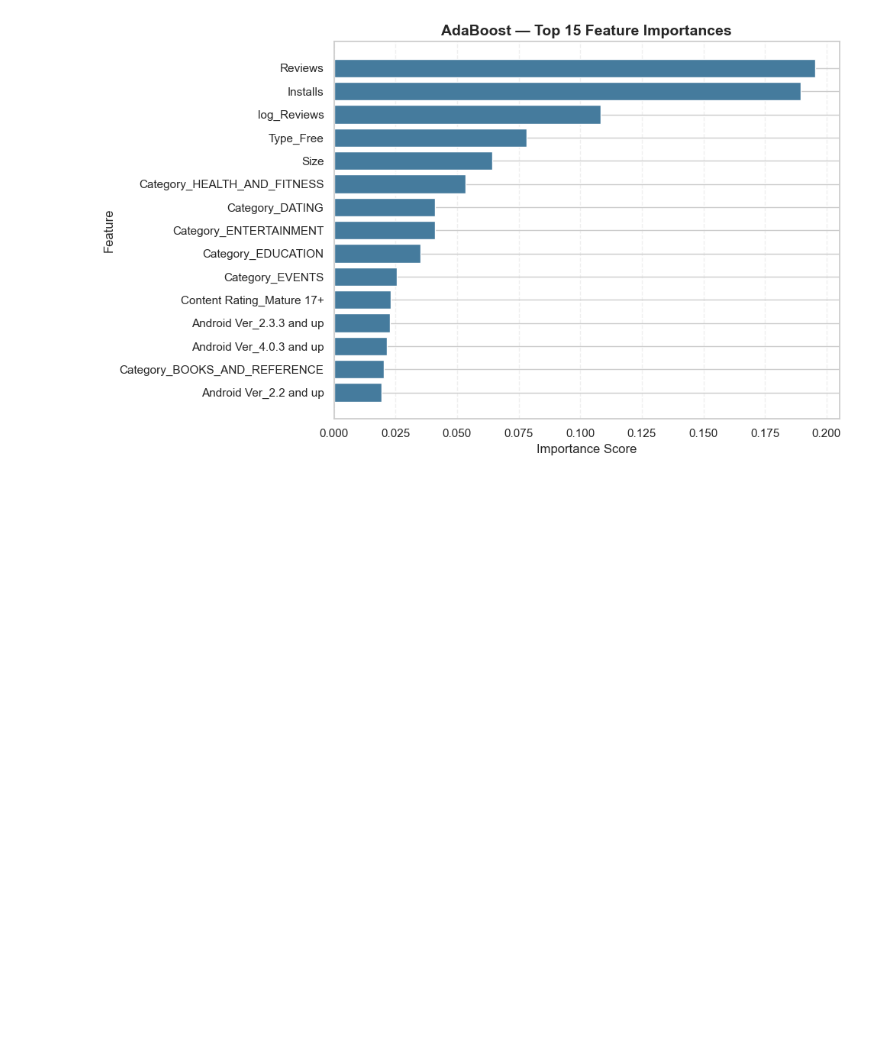
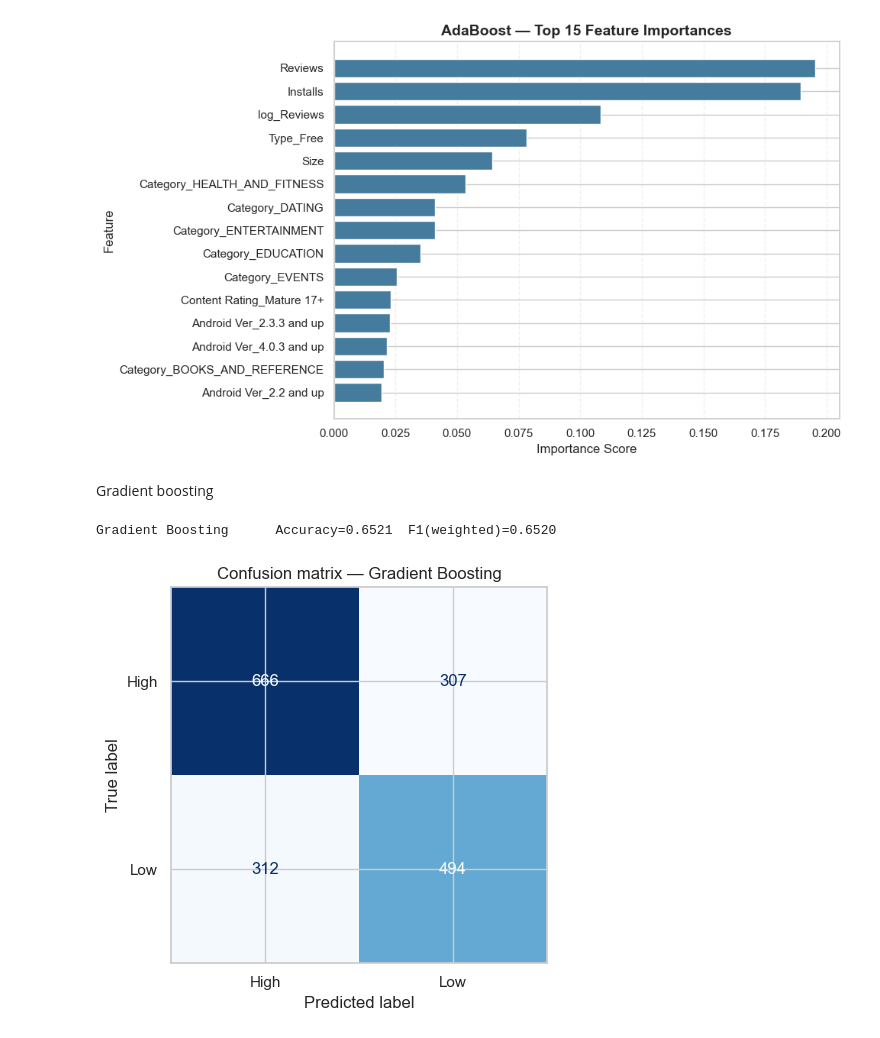
Before and after one commit to Kamalini29/ML-Capstone, a Jupyter notebook: notebooks/Classification.ipynb, the cells around one changed output. Drawn from its saved outputs; the diff is of its cells as text; code cells hidden in the pictures; blank space fills up the shorter version.

Commit message:
Added gradient boosting

```diff
--- a/notebooks/Classification.ipynb
+++ b/notebooks/Classification.ipynb
@@ -498,3 +498,11 @@ plt.savefig("../models/clf_adaboost_viz.png", dpi=300, bbox_inches="tight")
 plt.show()
 # %% [output]
 [figure]
+# %% [markdown]
+Gradient boosting
+# %%
+gbc = evaluate_clf("Gradient Boosting", GradientBoostingClassifier(random_state=RANDOM_STATE),
+                   X_train_scaled, X_test_scaled, y_train, y_test, le.classes_)
+# %% [output]
+Gradient Boosting      Accuracy=0.6521  F1(weighted)=0.6520
+[figure, added]
```
Also changed, not shown: parts of 1 cell of this notebook.
